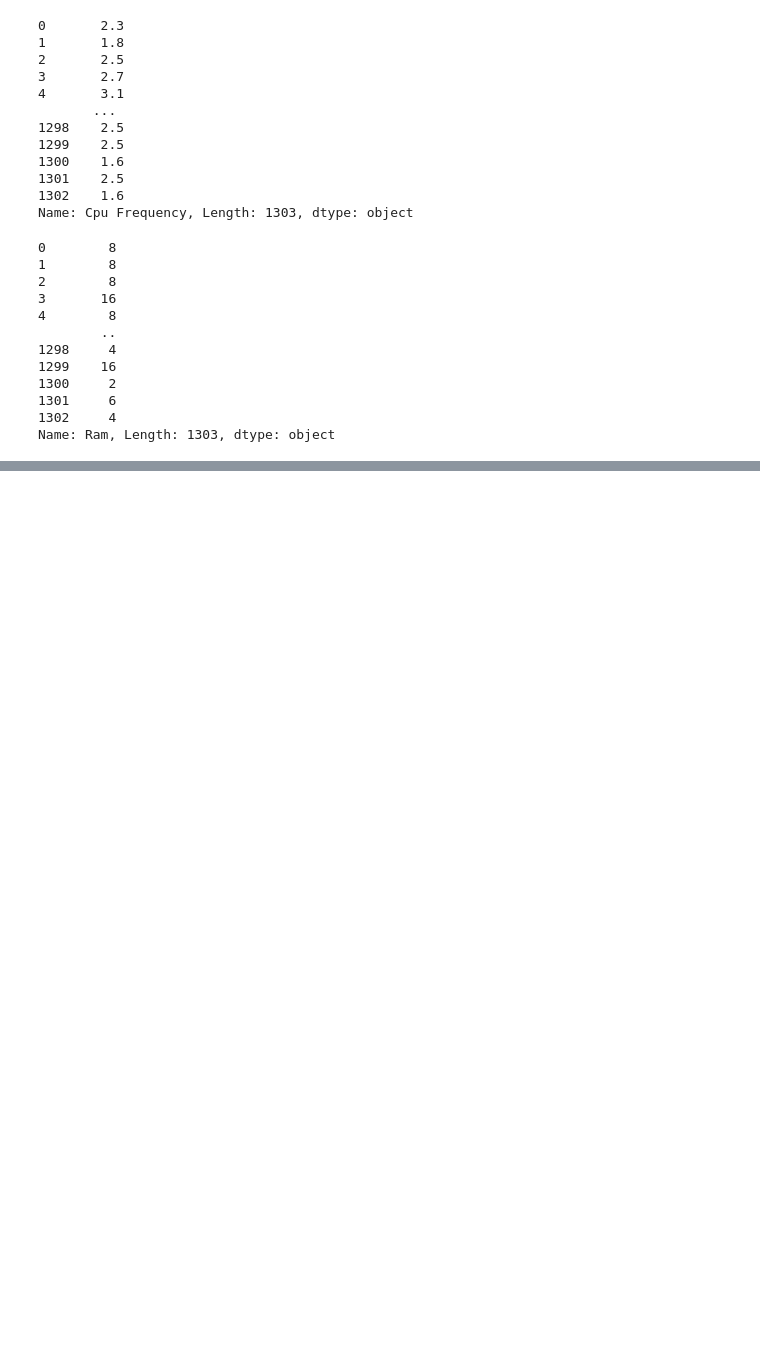
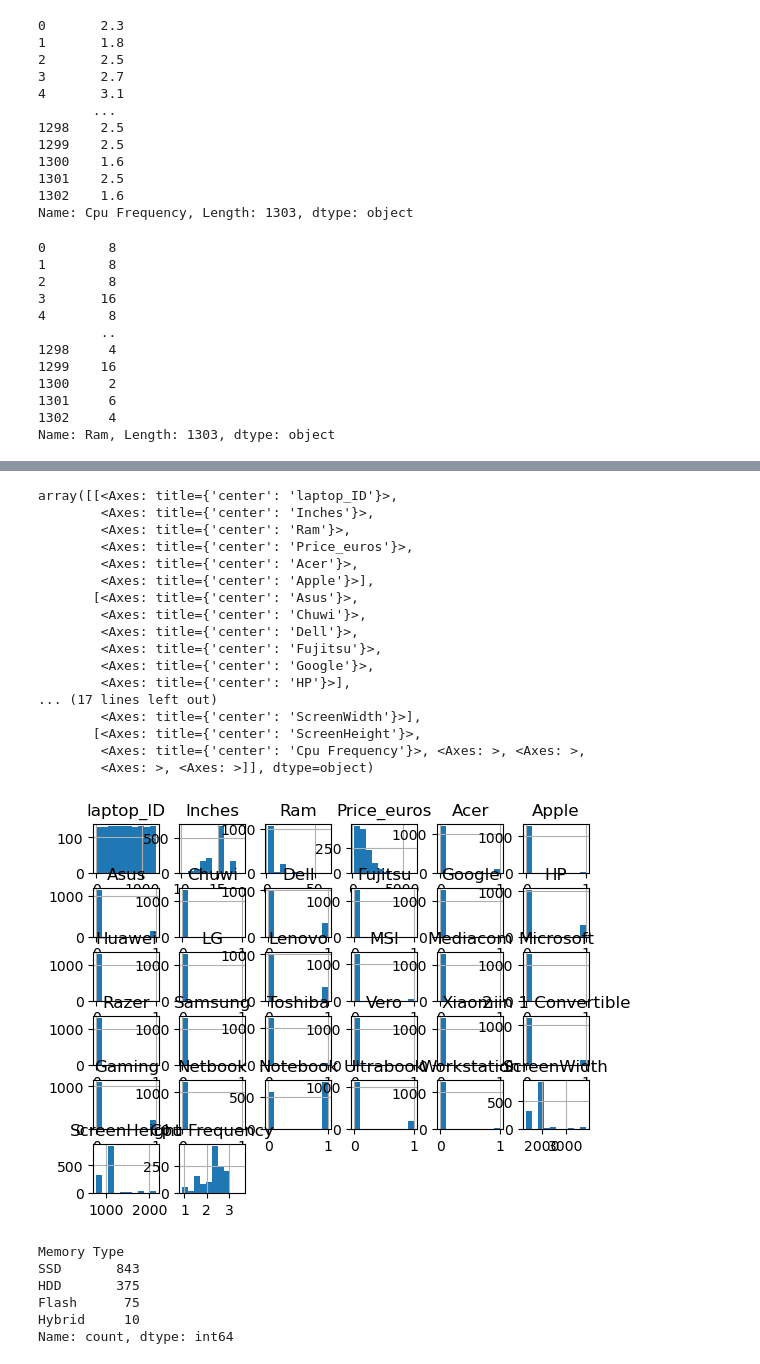
Before and after one commit to kamijoseph/laptop-price-prediction-model, a Jupyter notebook: Laptop_price_predictor.ipynb, the cells around one changed output, grey strips where cells are left out. Drawn from its saved outputs; the diff is of its cells as text; code cells hidden in the pictures; blank space fills up the shorter version.

Commit message:
Memory Allocation

```diff
--- a/Laptop_price_predictor.ipynb
+++ b/Laptop_price_predictor.ipynb
@@ -132,0 +139,21 @@ data["ScreenHeight"] = data["ScreenHeight"].astype("int")
+# %%
+data.hist()
+# %% [output]
+array([[<Axes: title={'center': 'laptop_ID'}>,
+        <Axes: title={'center': 'Inches'}>,
+        <Axes: title={'center': 'Ram'}>,
+        <Axes: title={'center': 'Price_euros'}>,
+        <Axes: title={'center': 'Acer'}>,
+        <Axes: title={'center': 'Apple'}>],
+       [<Axes: title={'center': 'Asus'}>,
+        <Axes: title={'center': 'Chuwi'}>,
+        <Axes: title={'center': 'Dell'}>,
+        <Axes: title={'center': 'Fujitsu'}>,
+        <Axes: title={'center': 'Google'}>,
+        <Axes: title={'center': 'HP'}>],
+... (17 lines left out)
+        <Axes: title={'center': 'ScreenWidth'}>],
+       [<Axes: title={'center': 'ScreenHeight'}>,
+        <Axes: title={'center': 'Cpu Frequency'}>, <Axes: >, <Axes: >,
+        <Axes: >, <Axes: >]], dtype=object)
+[figure, added]
@@ -132,0 +163,9 @@ data["ScreenHeight"] = data["ScreenHeight"].astype("int")
+# %%
+data["Memory Type"].value_counts()
+# %% [output]
+Memory Type
+SSD       843
+HDD       375
+Flash      75
+Hybrid     10
+Name: count, dtype: int64
```
Also changed, not shown: parts of 2 cells of this notebook.
